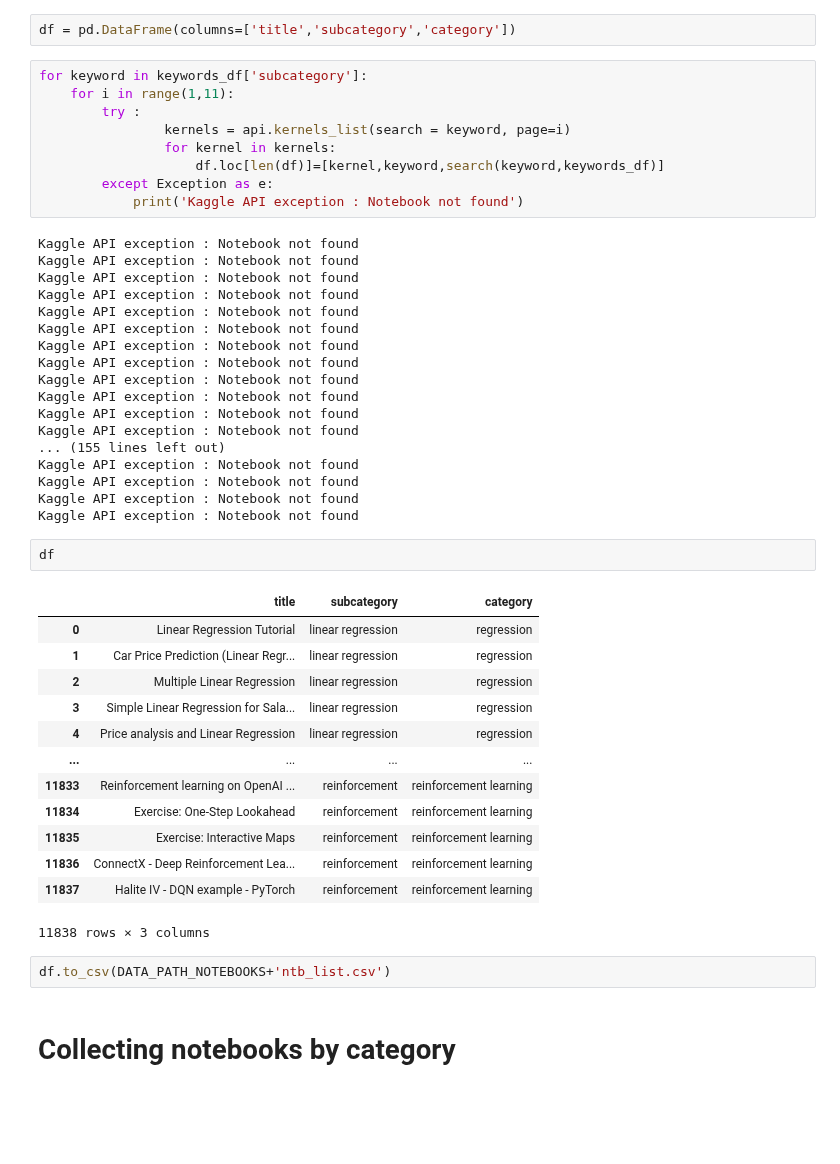
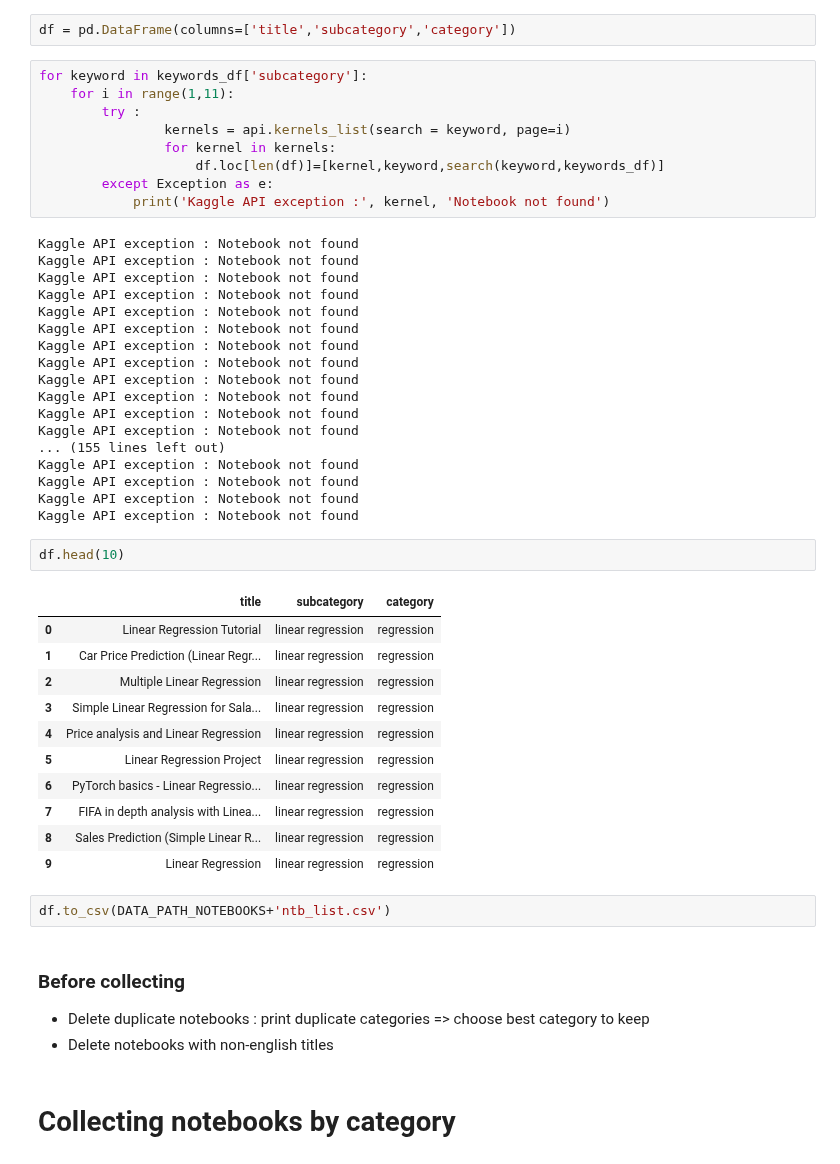
Before and after one commit to dikraMasrour/NotebookDocGen, a Jupyter notebook: Scripts/Classification_Task/notebooks/collect_data.ipynb, the cells around one changed output. Drawn from its saved outputs; the diff is of its cells as text; blank space fills up the shorter version.

Commit message:
Plan processing of notebooks

```diff
--- a/Scripts/Classification_Task/notebooks/collect_data.ipynb
+++ b/Scripts/Classification_Task/notebooks/collect_data.ipynb
@@ -49,7 +51,7 @@ for keyword in keywords_df['subcategory']:
                 for kernel in kernels:
                     df.loc[len(df)]=[kernel,keyword,search(keyword,keywords_df)]
         except Exception as e:
-            print('Kaggle API exception : Notebook not found')
+            print('Kaggle API exception :', kernel, 'Notebook not found')
 # %% [output]
 Kaggle API exception : Notebook not found
 Kaggle API exception : Notebook not found
@@ -69,23 +71,25 @@ Kaggle API exception : Notebook not found
 Kaggle API exception : Notebook not found
 Kaggle API exception : Notebook not found
 # %%
-df
+df.head(10)
 # %% [output]
 |  | title | subcategory | category |
 | 0 | Linear Regression Tutorial | linear regression | regression |
 | 1 | Car Price Prediction (Linear Regr... | linear regression | regression |
 | 2 | Multiple Linear Regression | linear regression | regression |
 | 3 | Simple Linear Regression for Sala... | linear regression | regression |
 | 4 | Price analysis and Linear Regression | linear regression | regression |
-| ... | ... | ... | ... |
-| 11833 | Reinforcement learning on OpenAI ... | reinforcement | reinforcement learning |
-| 11834 | Exercise: One-Step Lookahead | reinforcement | reinforcement learning |
-| 11835 | Exercise: Interactive Maps | reinforcement | reinforcement learning |
-| 11836 | ConnectX - Deep Reinforcement Lea... | reinforcement | reinforcement learning |
-| 11837 | Halite IV - DQN example - PyTorch | reinforcement | reinforcement learning |
+| 5 | Linear Regression Project | linear regression | regression |
+| 6 | PyTorch basics - Linear Regressio... | linear regression | regression |
+| 7 | FIFA in depth analysis with Linea... | linear regression | regression |
+| 8 | Sales Prediction (Simple Linear R... | linear regression | regression |
+| 9 | Linear Regression | linear regression | regression |
-11838 rows × 3 columns
 # %%
 df.to_csv(DATA_PATH_NOTEBOOKS+'ntb_list.csv')
+# %% [markdown]
+### Before collecting
+- Delete duplicate notebooks : print duplicate categories => choose best category to keep
+- Delete notebooks with non-english titles
 # %% [markdown]
 # Collecting notebooks by category
 # %%
```
Also changed, not shown: parts of 1 cell of this notebook, 1 other file.
